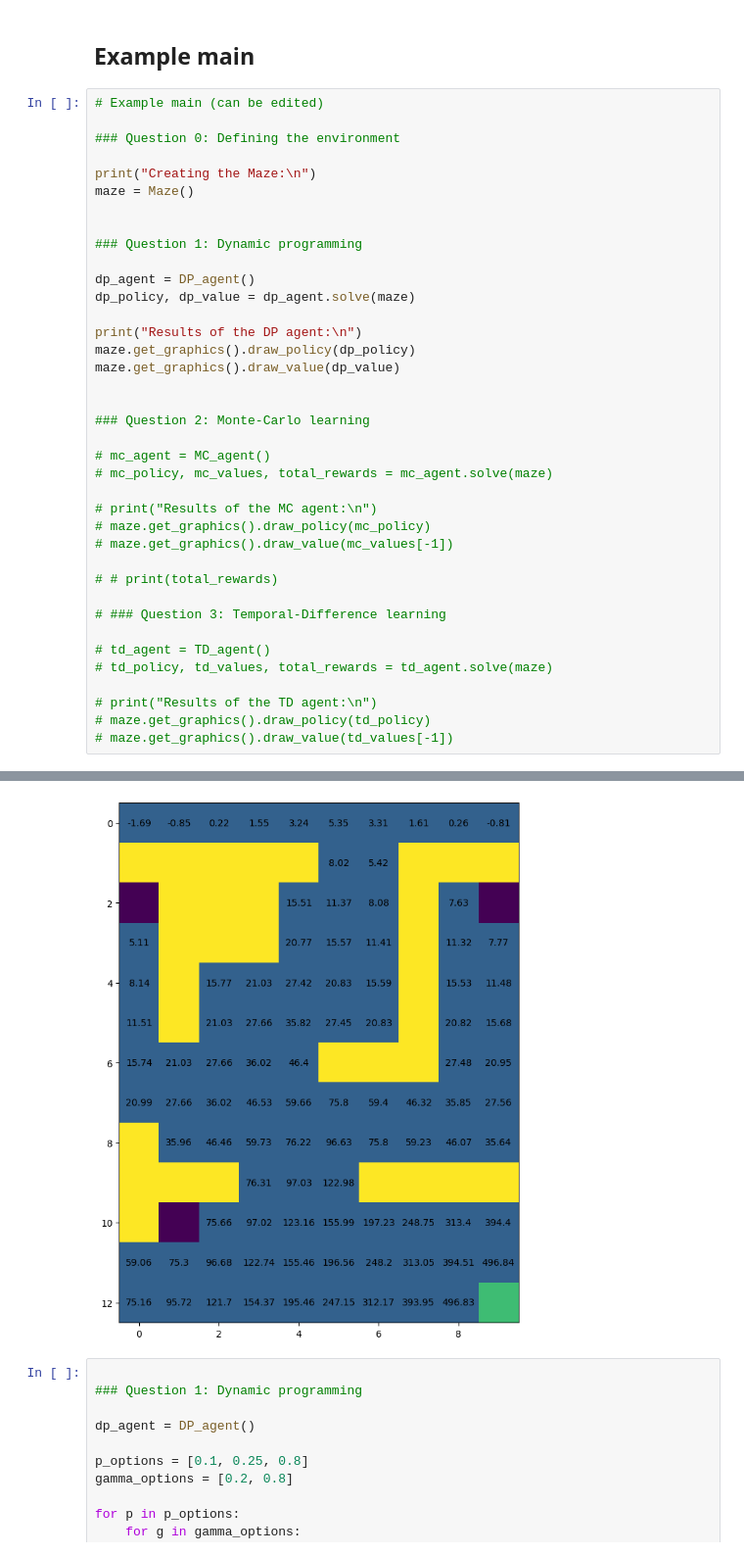
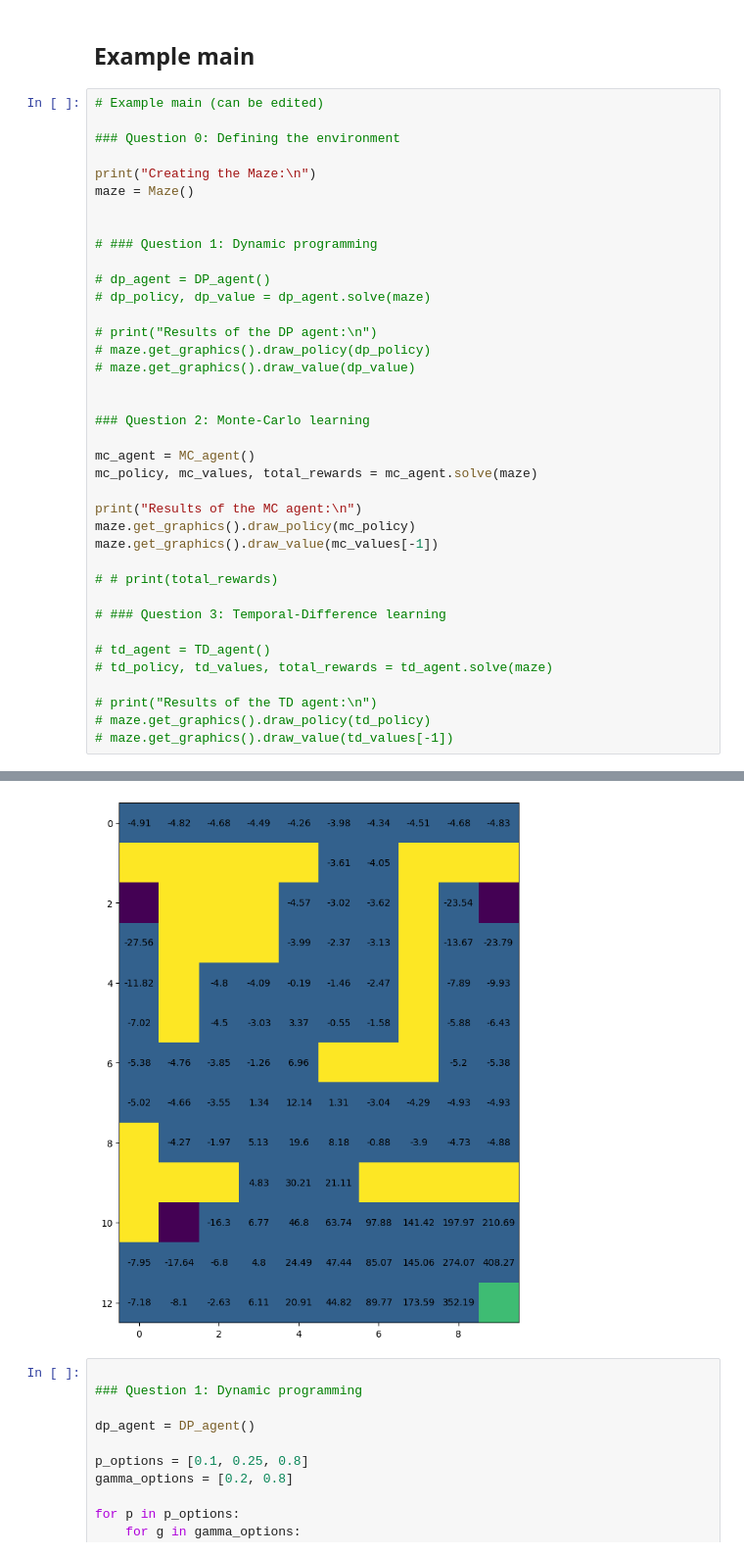
Before and after one commit to ohmdelta/rl_cw1, a Jupyter notebook: coursework_1_maze.ipynb, the cells around one changed output, grey strips where cells are left out. Shown at 98% size. Cells and saved outputs as stored; diff of their text form.

```diff
--- a/coursework_1_maze.ipynb
+++ b/coursework_1_maze.ipynb
@@ -664,24 +662,24 @@ print("Creating the Maze:\n")
 maze = Maze()
 
 
-### Question 1: Dynamic programming
+# ### Question 1: Dynamic programming
 
-dp_agent = DP_agent()
-dp_policy, dp_value = dp_agent.solve(maze)
+# dp_agent = DP_agent()
+# dp_policy, dp_value = dp_agent.solve(maze)
 
-print("Results of the DP agent:\n")
-maze.get_graphics().draw_policy(dp_policy)
-maze.get_graphics().draw_value(dp_value)
+# print("Results of the DP agent:\n")
+# maze.get_graphics().draw_policy(dp_policy)
+# maze.get_graphics().draw_value(dp_value)
 
 
 ### Question 2: Monte-Carlo learning
 
-# mc_agent = MC_agent()
-# mc_policy, mc_values, total_rewards = mc_agent.solve(maze)
+mc_agent = MC_agent()
+mc_policy, mc_values, total_rewards = mc_agent.solve(maze)
 
-# print("Results of the MC agent:\n")
-# maze.get_graphics().draw_policy(mc_policy)
-# maze.get_graphics().draw_value(mc_values[-1])
+print("Results of the MC agent:\n")
+maze.get_graphics().draw_policy(mc_policy)
+maze.get_graphics().draw_value(mc_values[-1])
 
 # # print(total_rewards)
 
@@ -700,5 +698,5 @@ Results of the DP agent:
 [figure]
-[figure, old version]
+[figure, new version]
 # %%
 
 ### Question 1: Dynamic programming
```
Also changed, not shown: parts of 2 cells of this notebook, 6 other files.
